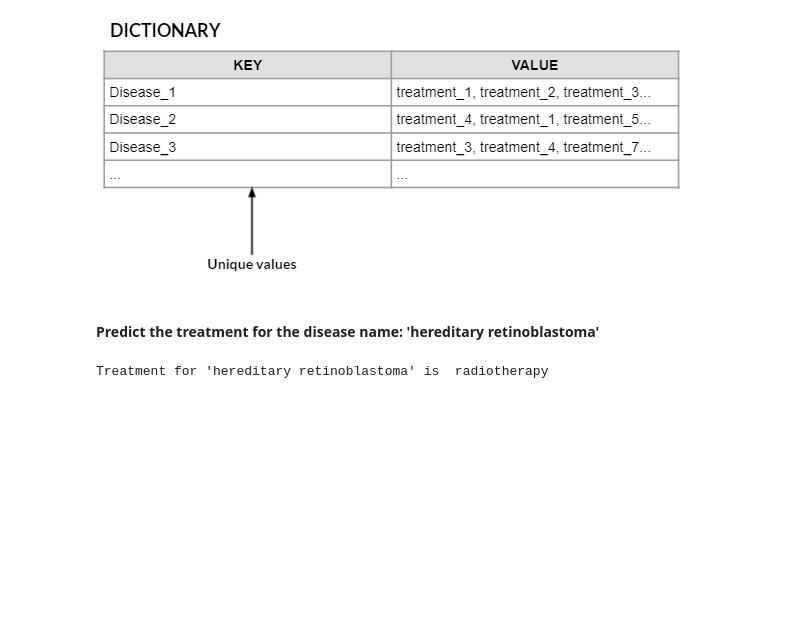
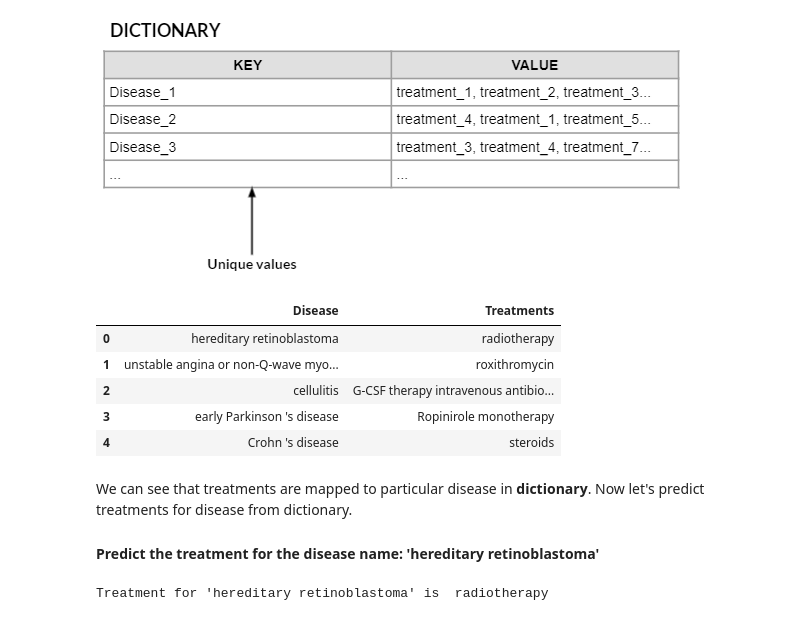
Before and after one commit to Sanjeev-Surendran/Healthcare-CRF-Model-Prediction, a Jupyter notebook: Healthcare Prediction.ipynb, the cells around one changed output. Drawn from its saved outputs; the diff is of its cells as text; code cells hidden in the pictures; blank space fills up the shorter version.

```diff
--- a/Healthcare Prediction.ipynb
+++ b/Healthcare Prediction.ipynb
@@ -452,7 +495,21 @@ for i in range(len(Y_pred)):
             treatment_dict[Diseases] = treat_out
         elif Diseases not in treatment_dict.keys(): # Add new disease as key and its treatment
             treatment_dict[Diseases] = Treatments
+# %%
+# Convert dictionary to dataframe for display
+# Print first 5 items in our dataframe
+df = pd.DataFrame({"Disease" : treatment_dict.keys(), "Treatments" : treatment_dict.values()})
+df.head()
+# %% [output]
+|  | Disease | Treatments |
+| 0 | hereditary retinoblastoma | radiotherapy |
+| 1 | unstable angina or non-Q-wave myo... | roxithromycin |
+| 2 | cellulitis | G-CSF therapy intravenous antibio... |
+| 3 | early Parkinson 's disease | Ropinirole monotherapy |
+| 4 | Crohn 's disease | steroids |
 # %% [markdown]
+We can see that treatments are mapped to particular disease in **dictionary**. Now let's predict treatments for disease from dictionary.
+
 #### Predict the treatment for the disease name: 'hereditary retinoblastoma'
 # %%
 # Predict the treatement for disease 'hereditary retinoblastoma'
```
Also changed, not shown: parts of 14 cells of this notebook, 1 other file.
